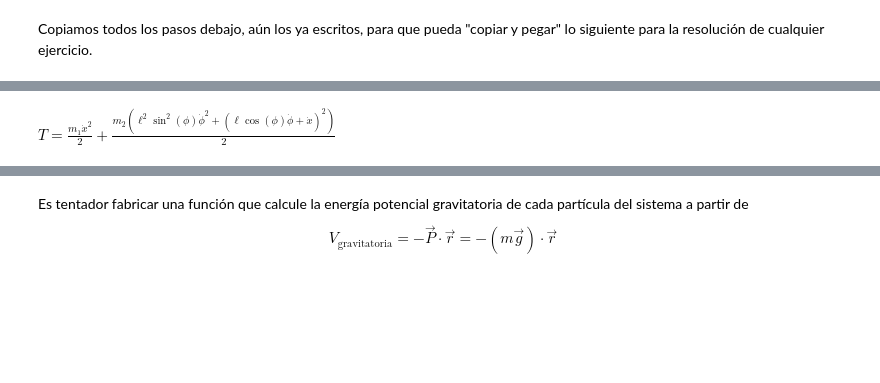
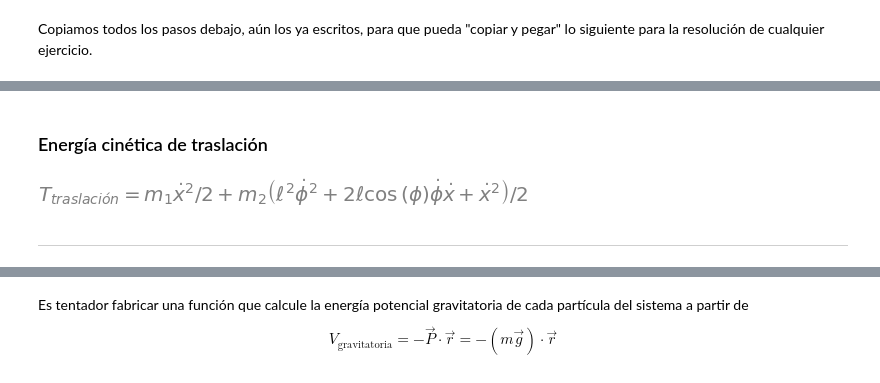
Before and after one commit to bettachini/MecanicaAnaliticaComputacional, a Jupyter notebook: 03Energía/pénduloSuspensiónTV.ipynb, the cells around one changed output, grey strips where cells are left out. Drawn from its saved outputs; the diff is of its cells as text; code cells hidden in the pictures; blank space fills up the shorter version.

```diff
--- a/03Energía/pénduloSuspensiónTV.ipynb
+++ b/03Energía/pénduloSuspensiónTV.ipynb
@@ -122,5 +124,7 @@ $\displaystyle (\ell \sin{\left(\phi \right)} + x)\mathbf{\hat{e}_x} -  \ell \co
+# %% [markdown]
+### Energía cinética de traslación
 # %%
-def energíaCinéticaPartícula(masa, posición, marcoDeReferencia):
+def energíaCinéticaTraslación(masa, posición, marcoDeReferencia):
     """
     A partir de la masa y posición de una partícula puntual en un marco de referencia devuelve su energía cinética.
 
@@ -135,18 +139,24 @@ def energíaCinéticaPartícula(masa, posición, marcoDeReferencia):
 
     Retorna
     -------
-    Multiplicación de símbolos Sympy (sympy.core.mul.Mul)
+    Igualdad Sympy (sympy.core.relational.Equality)
+        En su lado derecho explicita la energía cinética del sistema en función de coordenadas y velocidades generalizadas y el tiempo.
         Energía cinética, T = (m/2) \dot{\vec{r}} \cdot\dot{\vec{r}}
     """
     velocidad = posición.dt(marcoDeReferencia)
-    # velocidad = posición.diff(t, marcoDeReferencia)
     unMedio = sym.Rational(1,2) # Rational: fracción de enteros, alternativamente podría haberse usado 0.5
-    return unMedio* masa* velocidad.dot(velocidad)
+    T_traslación = sym.Eq(
+        sym.Symbol('T_{traslación}'),
+        unMedio* masa* velocidad.dot(velocidad)
+        ).simplify()
+    return T_traslación
 # %%
-# Energía cinética del sistemac
-T_m1 = energíaCinéticaPartícula(m1, m1_r, e)
-T_m2 = energíaCinéticaPartícula(m2, m2_r, e)
-T = sym.Eq(sym.Symbol('T'), T_m1 + T_m2 )
+# Energía cinética del sistema
+m1_T = energíaCinéticaTraslación(m1, m1_r, e)
+m2_T = energíaCinéticaTraslación(m2, m2_r, e)
+T = sym.Eq(m1_T.lhs, m1_T.rhs + m2_T.rhs )
 T
 # %% [output]
-$\displaystyle T = \frac{m_{1} \dot{x}^{2}}{2} + \frac{m_{2} \left(\ell^{2} \sin^{2}{\left(\phi \right)} \dot{\phi}^{2} + \left(\ell \cos{\left(\phi \right)} \dot{\phi} + \dot{x}\right)^{2}\right)}{2}$
+[figure, added]
+# %% [markdown]
+------------------------------------------------
```
Also changed, not shown: parts of 26 cells of this notebook, 8 other files.
